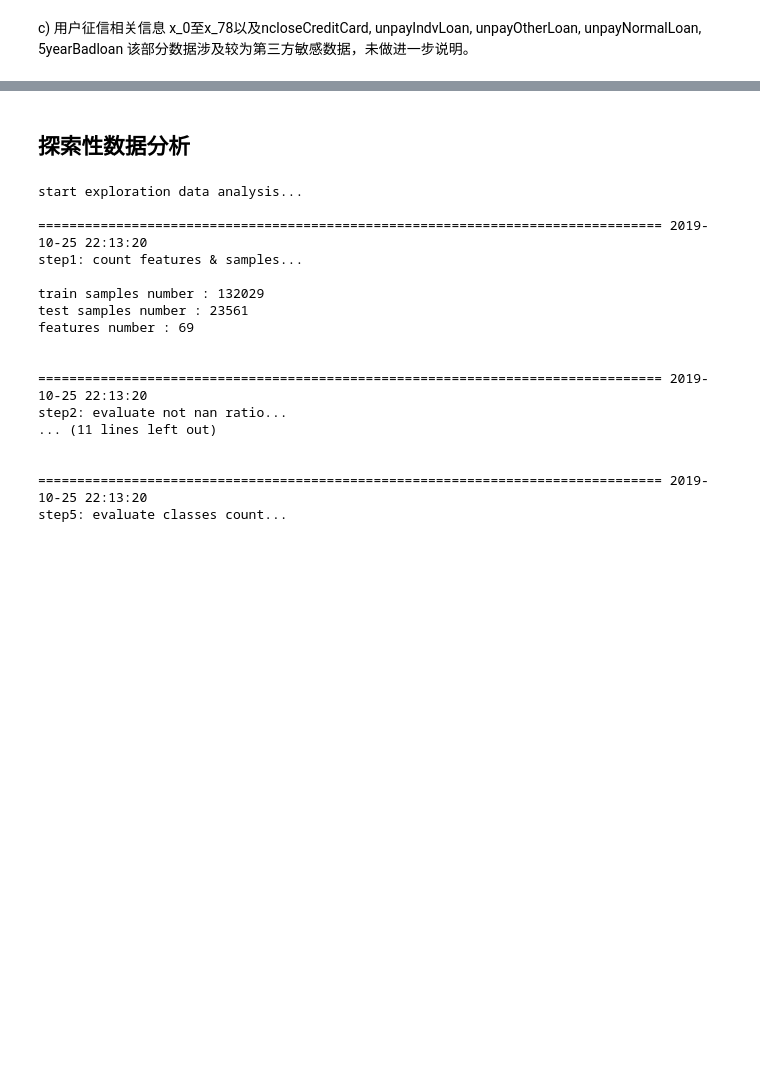
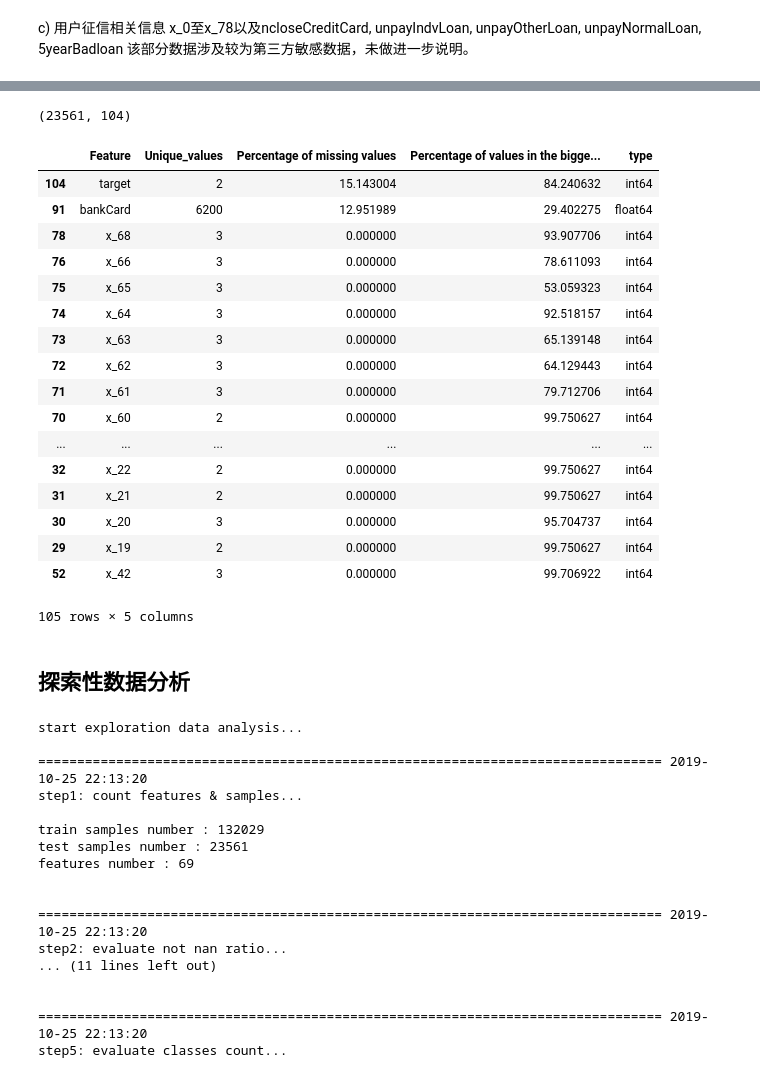
Before and after one commit to yanqiangmiffy/Data-Finance-Cup, a Jupyter notebook: 数据分析.ipynb, the cells around one changed output, grey strips where cells are left out. Saved outputs shown, nothing was run; the diff lists cells and outputs as text; code cells hidden in the pictures; blank space fills up the shorter version.

```diff
--- a/数据分析.ipynb
+++ b/数据分析.ipynb
@@ -35,0 +61,5 @@ df = pd.concat([train, test], sort=False, axis=0)
+# %%
+test = pd.read_csv("new_data/test.csv")
+test.shape
+# %% [output]
+(23561, 104)
@@ -38,6 +72,6 @@ df = pd.concat([train, test], sort=False, axis=0)
 # %%
 # 删除重复列
-duplicated_features = ['x_0', 'x_1', 'x_2', 'x_3', 'x_4', 'x_5', 'x_6',
+duplicated_features = ['x_1', 'x_2', 'x_3', 'x_4', 'x_5', 'x_6',
                        'x_7', 'x_8', 'x_9', 'x_10', 'x_11', 'x_13',
                        'x_15', 'x_17', 'x_18', 'x_19', 'x_21',
                        'x_23', 'x_24', 'x_36', 'x_37', 'x_38', 'x_57', 'x_58',
@@ -54,10 +88,30 @@ train.to_excel('tmp/train.xlsx',index=None)
 # %%
 stats = []
 for col in df.columns:
     stats.append((col, df[col].nunique(), df[col].isnull().sum() * 100 / df.shape[0],
                   df[col].value_counts(normalize=True, dropna=False).values[0] * 100, train[col].dtype))
 
 stats_df = pd.DataFrame(stats, columns=['Feature', 'Unique_values', 'Percentage of missing values',
                                         'Percentage of values in the biggest category', 'type'])
-stats_df.sort_values('Unique_values', ascending=False, inplace=True)
+stats_df.sort_values('Percentage of missing values', ascending=False, inplace=True)
 stats_df.to_excel('tmp/stats_df.xlsx', index=None)
+stats_df
+# %% [output]
+|  | Feature | Unique_values | Percentage of missing values | Percentage of values in the bigge... | type |
+| 104 | target | 2 | 15.143004 | 84.240632 | int64 |
+| 91 | bankCard | 6200 | 12.951989 | 29.402275 | float64 |
+| 78 | x_68 | 3 | 0.000000 | 93.907706 | int64 |
+| 76 | x_66 | 3 | 0.000000 | 78.611093 | int64 |
+| 75 | x_65 | 3 | 0.000000 | 53.059323 | int64 |
+| 74 | x_64 | 3 | 0.000000 | 92.518157 | int64 |
+| 73 | x_63 | 3 | 0.000000 | 65.139148 | int64 |
+| 72 | x_62 | 3 | 0.000000 | 64.129443 | int64 |
+| 71 | x_61 | 3 | 0.000000 | 79.712706 | int64 |
+| 70 | x_60 | 2 | 0.000000 | 99.750627 | int64 |
+| ... | ... | ... | ... | ... | ... |
+| 32 | x_22 | 2 | 0.000000 | 99.750627 | int64 |
+| 31 | x_21 | 2 | 0.000000 | 99.750627 | int64 |
+| 30 | x_20 | 3 | 0.000000 | 95.704737 | int64 |
+| 29 | x_19 | 2 | 0.000000 | 99.750627 | int64 |
+| 52 | x_42 | 3 | 0.000000 | 99.706922 | int64 |
+105 rows × 5 columns
```
Also changed, not shown: parts of 12 cells of this notebook, 1 other file.
